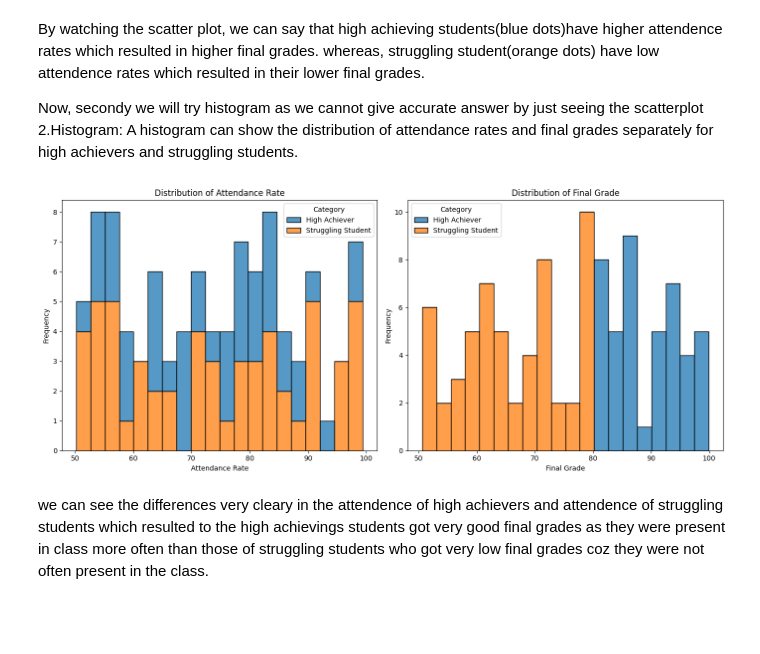
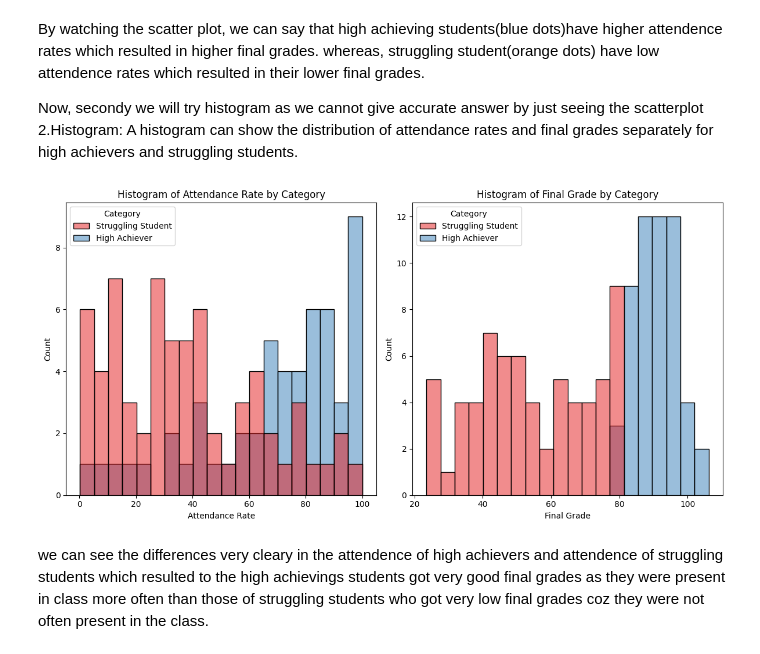
Before and after one commit to Umang-Manandhar/Project, a Jupyter notebook: project02.ipynb, the cells around one changed output. Saved outputs shown, nothing was run; the diff lists cells and outputs as text; code cells hidden in the pictures; blank space fills up the shorter version.

Commit message:
visualization

```diff
--- a/project02.ipynb
+++ b/project02.ipynb
@@ -119,26 +134,30 @@ from sklearn.linear_model import LogisticRegression
 from sklearn.metrics import classification_report, confusion_matrix
 
 # Features and target variable
-X = data[['Attendance_Rate']]
+X = data[['Attendance Rate']]
 y = data['Category']
+grades=data['Final Grade']
 
-# Encode target variable
+# Encoding target variables here
 y = y.map({'High Achiever': 1, 'Struggling Student': 0})
 
-# Split the data into training and test sets
-X_train, X_test, y_train, y_test = train_test_split(X, y, test_size=0.3, random_state=42)
+# Train ,test split
+X_train, X_test, y_train, y_test,grades_train,grades_test = train_test_split(X, y,grades, test_size=0.3, random_state=42)
 
-# Standardize the feature
+# Feature Standardization
 scaler = StandardScaler()
 X_train_scaled = scaler.fit_transform(X_train)
 X_test_scaled = scaler.transform(X_test)
 
-# Train the model
+# Training the model
 model = LogisticRegression()
 model.fit(X_train_scaled, y_train)
 
-# Predict and evaluate
+# Predicting on the test set
 y_pred = model.predict(X_test_scaled)
-print(confusion_matrix(y_test, y_pred))
 print(classification_report(y_test, y_pred))
+
+# Accuracy
+accuracy = model.score(X_test_scaled, y_test)
+print(f"\nModel Accuracy: {accuracy * 100:.2f}%")
 # %% [output]
@@ -178,30 +247,32 @@ Now, secondy we will try histogram as we cannot give accurate answer by just see
 2.Histogram:
 A histogram can show the distribution of attendance rates and final grades separately for high achievers and struggling students.
 # %%
-import matplotlib.pyplot as plt
-import seaborn as sns
 
-# Plot histograms
-plt.figure(figsize=(14, 6))
 
-# Histogram for Attendance Rate
+test_data = X_test.copy()
+test_data['Grade'] = grades_test.values
+test_data['Category'] = y_test.map({0: 'Struggling Student', 1: 'High Achiever'})  # Map the encoded category back to original labels
+
+plt.figure(figsize=(12, 6))
+
+# Histogram for Attendance Rate with hue for Category
 plt.subplot(1, 2, 1)
-sns.histplot(data=data, x='Attendance_Rate', hue='Category', multiple='stack', bins=20)
-plt.title('Distribution of Attendance Rate')
+sns.histplot(data=test_data, x='Attendance Rate', hue='Category', palette='Set1', bins=20, kde=False)
+plt.title('Histogram of Attendance Rate by Category')
 plt.xlabel('Attendance Rate')
-plt.ylabel('Frequency')
+plt.ylabel('Count')
 
-# Histogram for Final Grade
+# Histogram for Final Grade with hue for Category
 plt.subplot(1, 2, 2)
-sns.histplot(data=data, x='Final_Grade', hue='Category', multiple='stack', bins=20)
-plt.title('Distribution of Final Grade')
+sns.histplot(data=test_data, x='Grade', hue='Category', palette='Set1', bins=20, kde=False)
+plt.title('Histogram of Final Grade by Category')
 plt.xlabel('Final Grade')
-plt.ylabel('Frequency')
+plt.ylabel('Count')
 
 plt.tight_layout()
 plt.show()
 # %% [output]
-[figure, old version]
+[figure, new version]
 # %% [markdown]
 we can see the differences very cleary in the attendence of high achievers and attendence of struggling students which resulted to the high achievings students got very good final grades as they were present in class more often than those of struggling students who got very low final grades coz they were not often present in the class.
 # %% [markdown]
```
Also changed, not shown: parts of 16 cells of this notebook, 1 other file.
